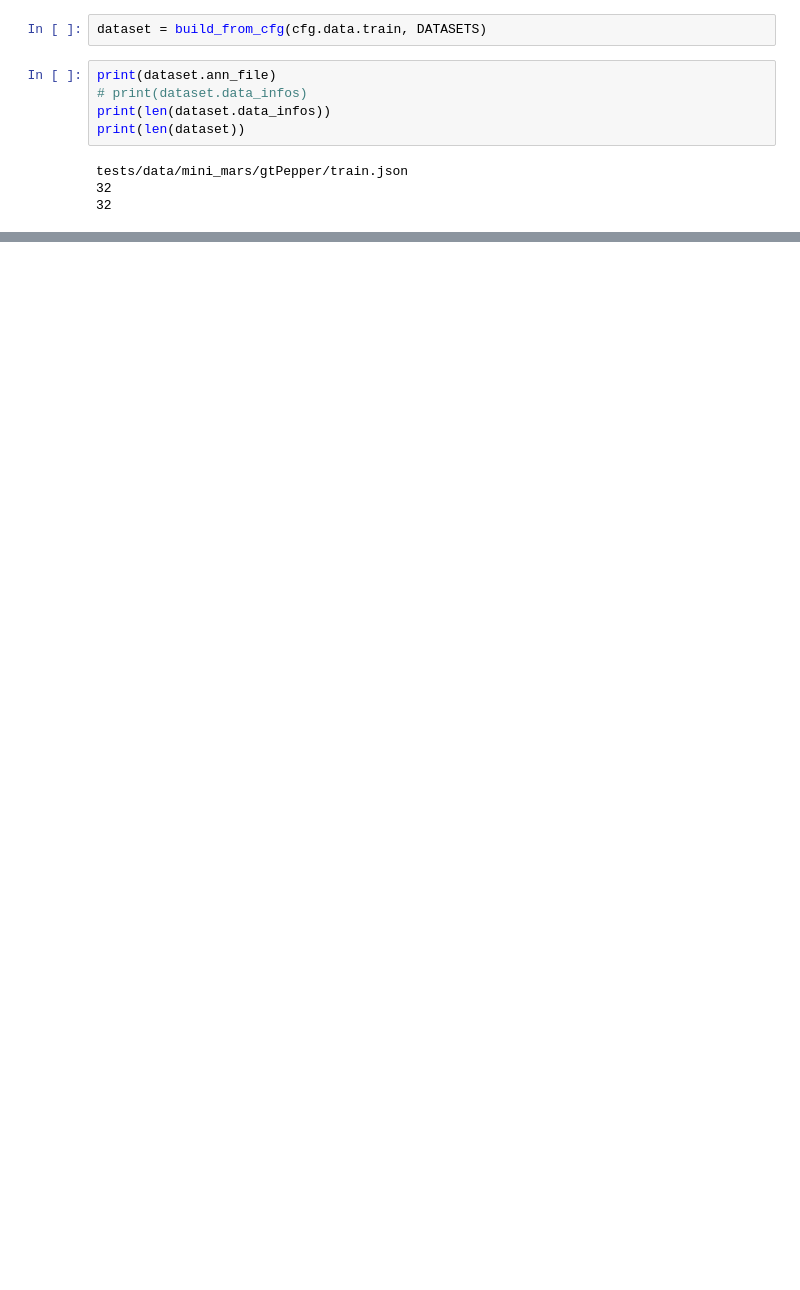
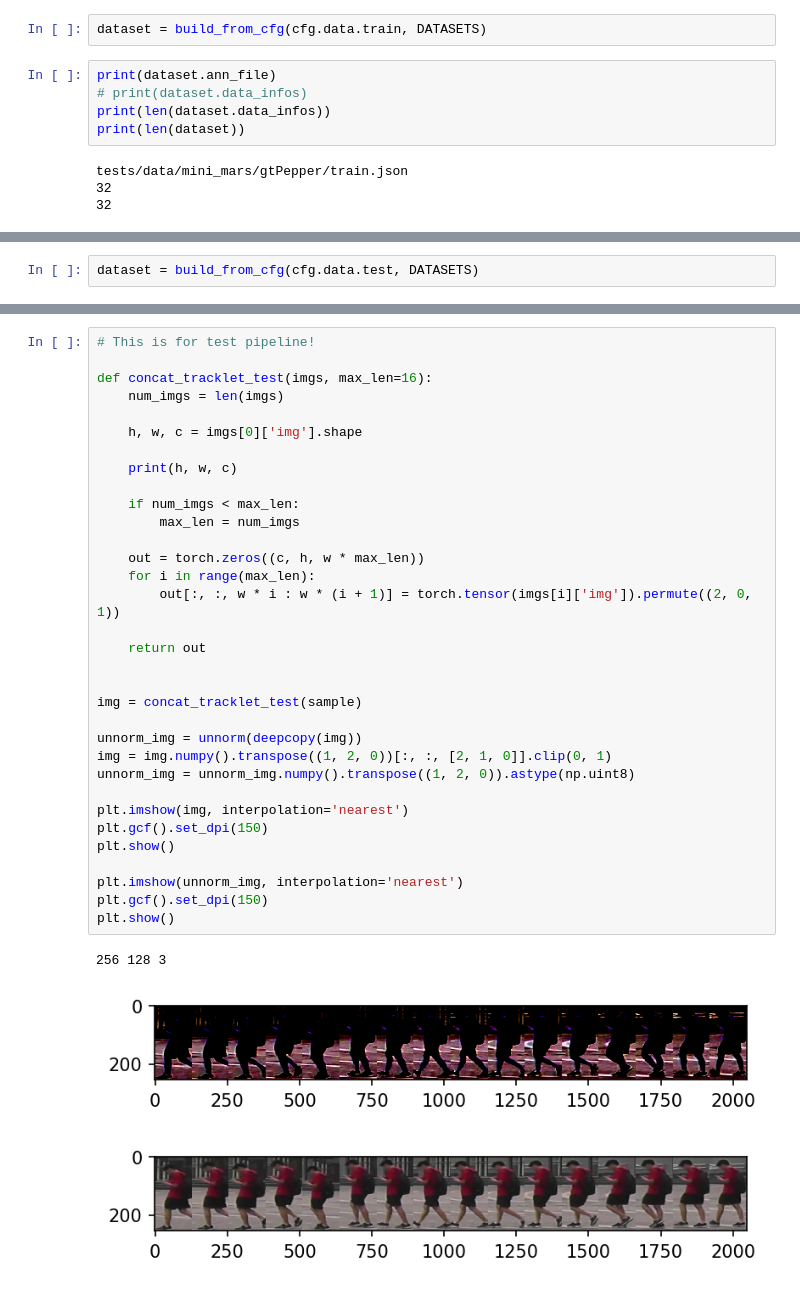
Before and after one commit to haruishi43/pepper, a Jupyter notebook: notebooks/test_data_mini_mars.ipynb, the cells around one changed output, grey strips where cells are left out. Cells and saved outputs as stored; diff of their text form; blank space fills up the shorter version.

```diff
--- a/notebooks/test_data_mini_mars.ipynb
+++ b/notebooks/test_data_mini_mars.ipynb
@@ -132,0 +135,2 @@ DataContainer(tensor([2, 2, 2, 2, 2, 2, 2, 2, 2, 2, 2, 2, 2, 2, 2, 2, 2, 2, 2, 2
+# %%
+dataset = build_from_cfg(cfg.data.test, DATASETS)
@@ -132,0 +145,37 @@ DataContainer(tensor([2, 2, 2, 2, 2, 2, 2, 2, 2, 2, 2, 2, 2, 2, 2, 2, 2, 2, 2, 2
+# %%
+# This is for test pipeline!
+
+def concat_tracklet_test(imgs, max_len=16):
+    num_imgs = len(imgs)
+
+    h, w, c = imgs[0]['img'].shape
+
+    print(h, w, c)
+
+    if num_imgs < max_len:
+        max_len = num_imgs
+
+    out = torch.zeros((c, h, w * max_len))
+    for i in range(max_len):
+        out[:, :, w * i : w * (i + 1)] = torch.tensor(imgs[i]['img']).permute((2, 0, 1))
+
+    return out
+
+
+img = concat_tracklet_test(sample)
+
+unnorm_img = unnorm(deepcopy(img))
+img = img.numpy().transpose((1, 2, 0))[:, :, [2, 1, 0]].clip(0, 1)
+unnorm_img = unnorm_img.numpy().transpose((1, 2, 0)).astype(np.uint8)
+
+plt.imshow(img, interpolation='nearest')
+plt.gcf().set_dpi(150)
+plt.show()
+
+plt.imshow(unnorm_img, interpolation='nearest')
+plt.gcf().set_dpi(150)
+plt.show()
+# %% [output]
+256 128 3
+[figure, added]
+[figure, added]
```
Also changed, not shown: parts of 12 cells of this notebook, 17 other files.
